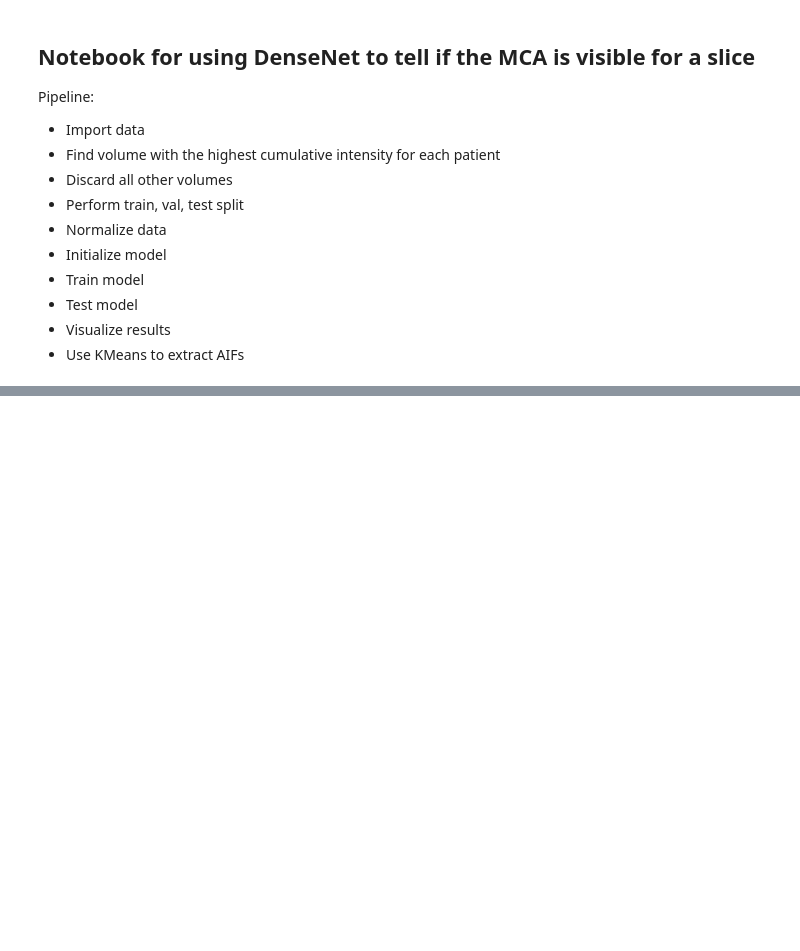
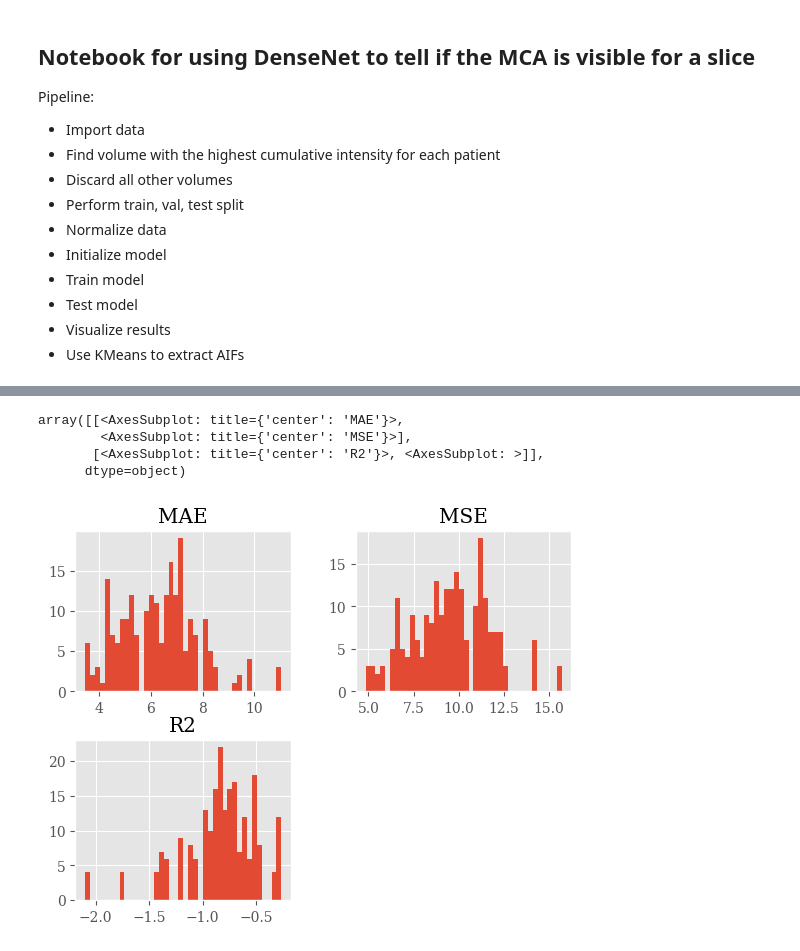
Before and after one commit to Skuvrik/Masterthesis, a Jupyter notebook: find_MCA.ipynb, the cells around one changed output, grey strips where cells are left out. Saved outputs shown, nothing was run; the diff lists cells and outputs as text; code cells hidden in the pictures; blank space fills up the shorter version.

```diff
--- a/find_MCA.ipynb
+++ b/find_MCA.ipynb
@@ -208,0 +164,27 @@ mca_labels[(mca_labels['Patient'] == 59) & (mca_labels['Slice']== 20)]
+# %%
+def NLC_s2c(S, TR, FA):
+    FA = FA*(np.pi/180)
+    r1 = 4.5
+    T_10 = 1.4
+    S_0 = np.mean(S[:5])
+    E_10 = np.exp(-TR/T_10)
+    B = (1-E_10)/(1-E_10*np.cos(FA))
+    A = np.nan_to_num(B*S/S_0)
+    R1 = np.nan_to_num(-1/TR * np.log((1-A)/(1-A*np.cos(FA))))
+    return R1
+
+def s2c(S, TR, FA):
+    FA = FA*(np.pi/180)
+    r1 = 4.5
+    T_10 = 1.4
+    S_0 = np.mean(S[:5, :, :], axis=0)
+    A = (1-np.cos(FA)*np.exp(-TR))/(1-np.exp(-TR))
+    T_1 = np.nan_to_num(-TR/(np.log(A-S/S_0)-np.log(A-(S/S_0)*np.cos(FA))))
+    C = np.nan_to_num(1/r1*(1/T_1 - 1/T_10))
+    return C
+
+def baseline_s2c(S, TR, FA):
+        return S/10 - 4.48
+# %%
+from utils.model_utils import eval_curves
+curve_evals = eval_curves(model, image_data, vol_intensities, device, SEED, crop= 0.7, visualize=False, signal_to_concentration=NLC_s2c)
@@ -208,0 +205,8 @@ mca_labels[(mca_labels['Patient'] == 59) & (mca_labels['Slice']== 20)]
+# %%
+curve_evals.hist(column= ['MAE', 'MSE', 'R2'], bins=40)
+# %% [output]
+array([[<AxesSubplot: title={'center': 'MAE'}>,
+        <AxesSubplot: title={'center': 'MSE'}>],
+       [<AxesSubplot: title={'center': 'R2'}>, <AxesSubplot: >]],
+      dtype=object)
+[figure, added]
```
Also changed, not shown: parts of 31 cells of this notebook, 11 other files.
